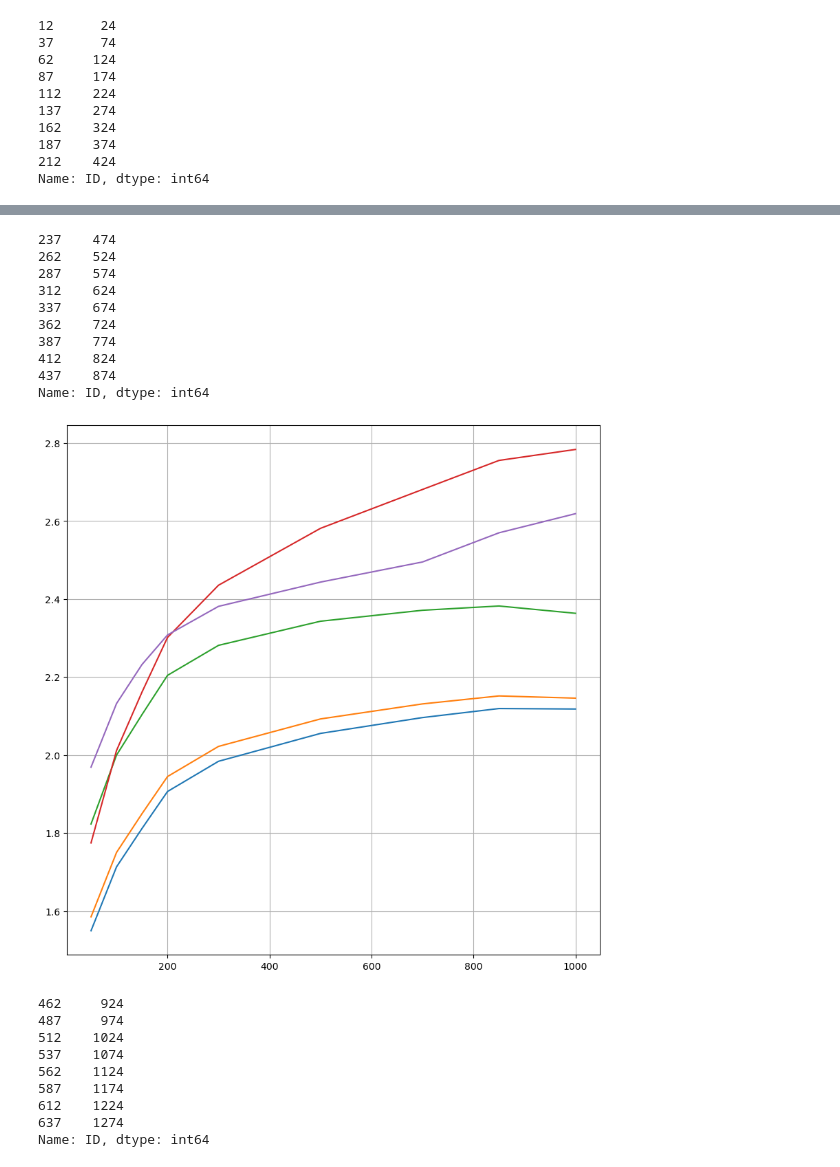
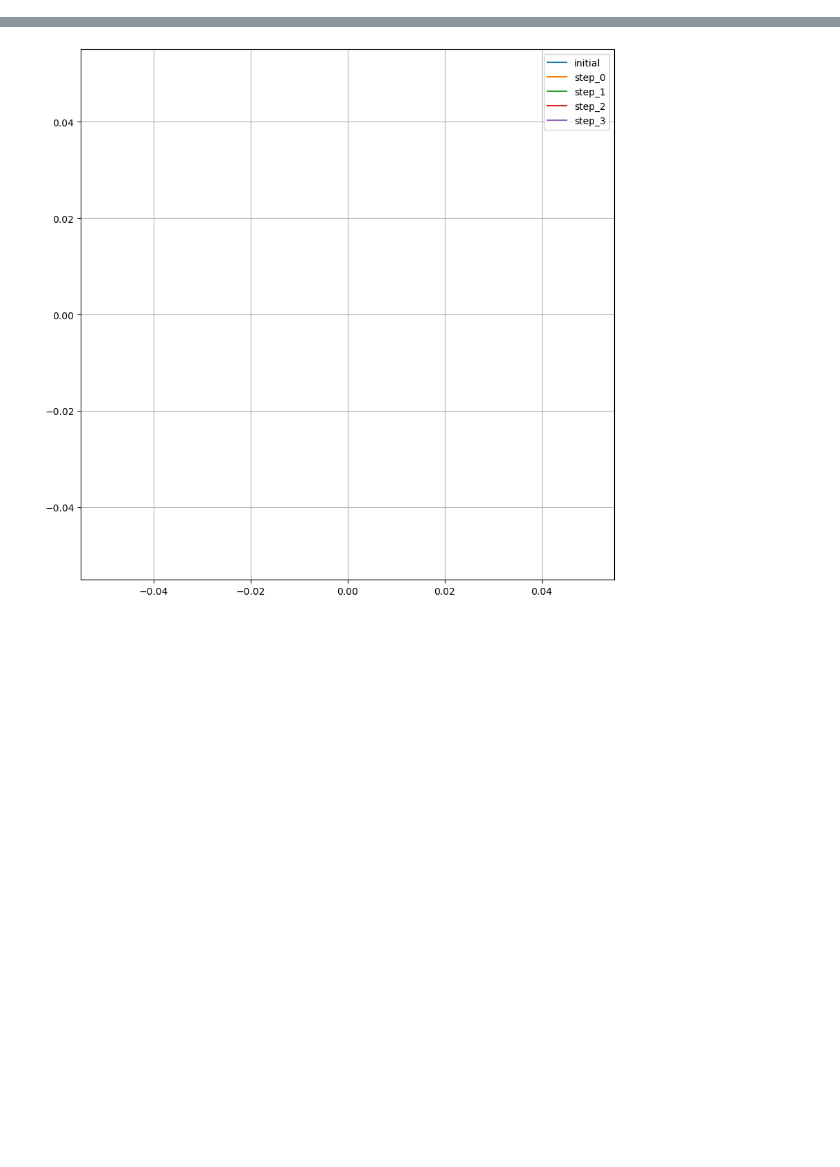
Before and after one commit to maxime-rousselet-cnes/SNREI, a Jupyter notebook: mean_for_buffer.ipynb, the cells around one changed output, grey strips where cells are left out. Drawn from its saved outputs; the diff is of its cells as text; code cells hidden in the pictures; blank space fills up the shorter version.

```diff
--- a/mean_for_buffer.ipynb
+++ b/mean_for_buffer.ipynb
@@ -25,24 +6,12 @@ for id in [24, 74, 124, 174, 224, 274, 324, 374, 424]:
 # %%
-from matplotlib.pyplot import plot, grid, show,  figure
+from matplotlib.pyplot import plot, grid, show, figure, legend
 
-for Love_id in [0, 1, 2]:
+for Love_id in [0, 1]:
     figure(figsize=(10, 10))
-    lines = df[df["Love_numbers_ID"] == Love_id][df["leakage_correction_iterations"] == 1][
-        df["signal_threshold"] == 8.0
-    ][df["signal_threshold_past"] == 8.0].sort_values(by="buffer_distance")
-    print(lines["ID"])
+    lines = df[df["Love_numbers_ID"] == Love_id][df["leakage_correction_iterations"] == 1].sort_values(by="buffer_distance")
     for mean in ["initial", "step_0", "step_1", "step_2", "step_3"]:
-        plot(lines["buffer_distance"].values, lines["ocean_mean_" + mean].values)
+        plot(lines["buffer_distance"].values, lines["ocean_mean_" + mean].values, label=mean)
+    legend()
     grid()
     show()
 # %% [output]
-12      24
-37      74
-62     124
-87     174
-112    224
-137    274
-162    324
-187    374
-212    424
-Name: ID, dtype: int64
@@ -50,20 +19 @@ Name: ID, dtype: int64
-237    474
-262    524
-287    574
-312    624
-337    674
-362    724
-387    774
-412    824
-437    874
-Name: ID, dtype: int64
-[figure, old version]
+[figure, new version]
-462     924
-487     974
-512    1024
-537    1074
-562    1124
-587    1174
-612    1224
-637    1274
-Name: ID, dtype: int64
```
Also changed, not shown: parts of 2 cells of this notebook, 7 other files.
